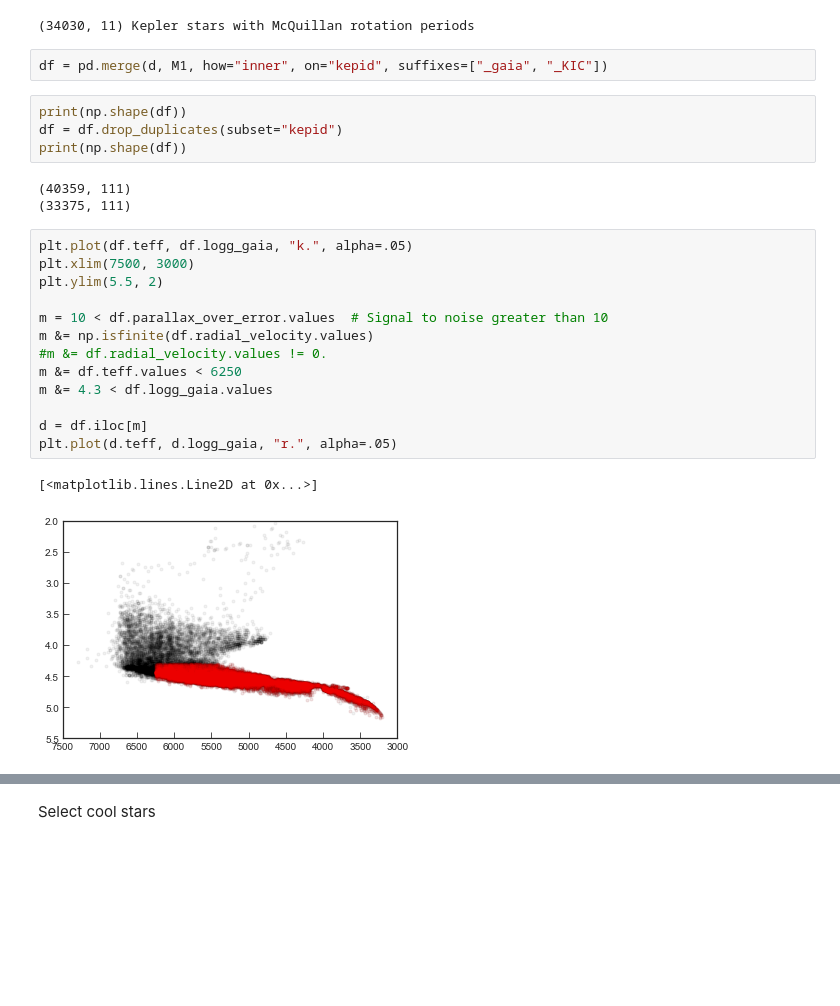
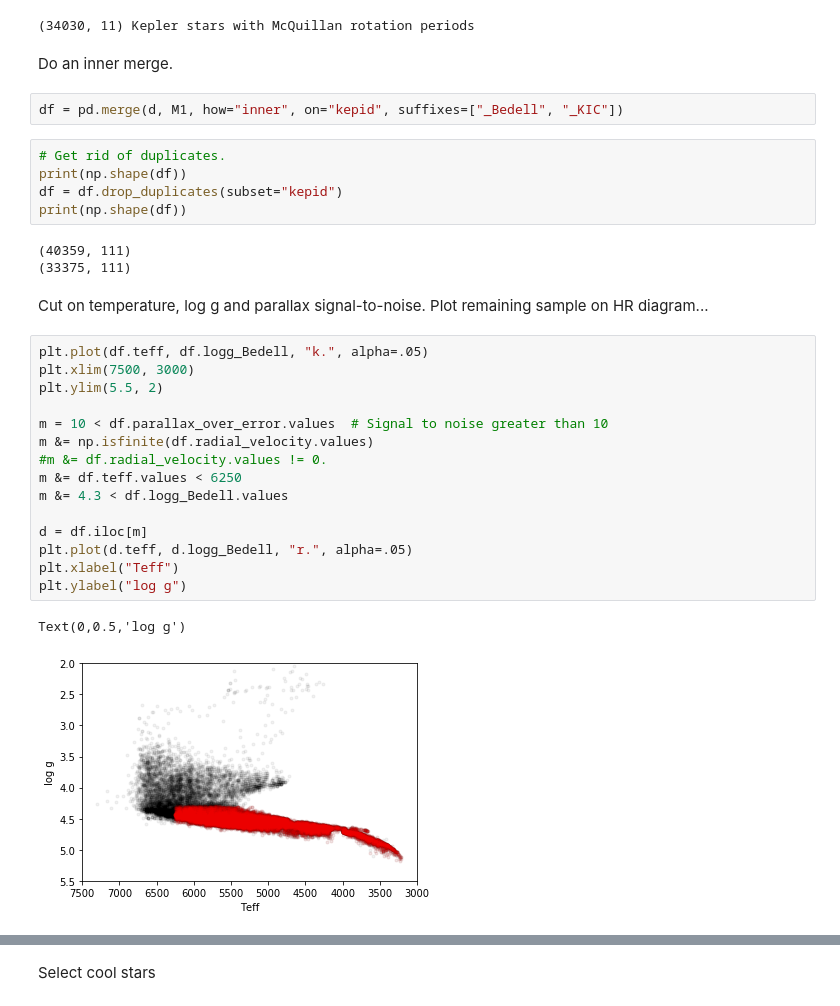
Before and after one commit to RuthAngus/rotation_gap, a Jupyter notebook: exploring_bimodality.ipynb, the cells around one changed output, grey strips where cells are left out. Saved outputs shown, nothing was run; the diff lists cells and outputs as text; blank space fills up the shorter version.

```diff
--- a/exploring_bimodality.ipynb
+++ b/exploring_bimodality.ipynb
@@ -18,28 +23,35 @@ M1 = pd.read_csv("Table_1_Periodic.txt")
 print(np.shape(M1), "Kepler stars with McQuillan rotation periods")
 # %% [output]
 (34030, 11) Kepler stars with McQuillan rotation periods
+# %% [markdown]
+Do an inner merge.
 # %%
-df = pd.merge(d, M1, how="inner", on="kepid", suffixes=["_gaia", "_KIC"])
+df = pd.merge(d, M1, how="inner", on="kepid", suffixes=["_Bedell", "_KIC"])
 # %%
+# Get rid of duplicates.
 print(np.shape(df))
 df = df.drop_duplicates(subset="kepid")
 print(np.shape(df))
 # %% [output]
 (40359, 111)
 (33375, 111)
+# %% [markdown]
+Cut on temperature, log g and parallax signal-to-noise. Plot remaining sample on HR diagram...
 # %%
-plt.plot(df.teff, df.logg_gaia, "k.", alpha=.05)
+plt.plot(df.teff, df.logg_Bedell, "k.", alpha=.05)
 plt.xlim(7500, 3000)
 plt.ylim(5.5, 2)
 
 m = 10 < df.parallax_over_error.values  # Signal to noise greater than 10
 m &= np.isfinite(df.radial_velocity.values)
 #m &= df.radial_velocity.values != 0.
 m &= df.teff.values < 6250
-m &= 4.3 < df.logg_gaia.values
+m &= 4.3 < df.logg_Bedell.values
 
 d = df.iloc[m]
-plt.plot(d.teff, d.logg_gaia, "r.", alpha=.05)
+plt.plot(d.teff, d.logg_Bedell, "r.", alpha=.05)
+plt.xlabel("Teff")
+plt.ylabel("log g")
 # %% [output]
-[<matplotlib.lines.Line2D at 0x...>]
+Text(0,0.5,'log g')
-[figure, old version]
+[figure, new version]
```
Also changed, not shown: parts of 24 cells of this notebook.
